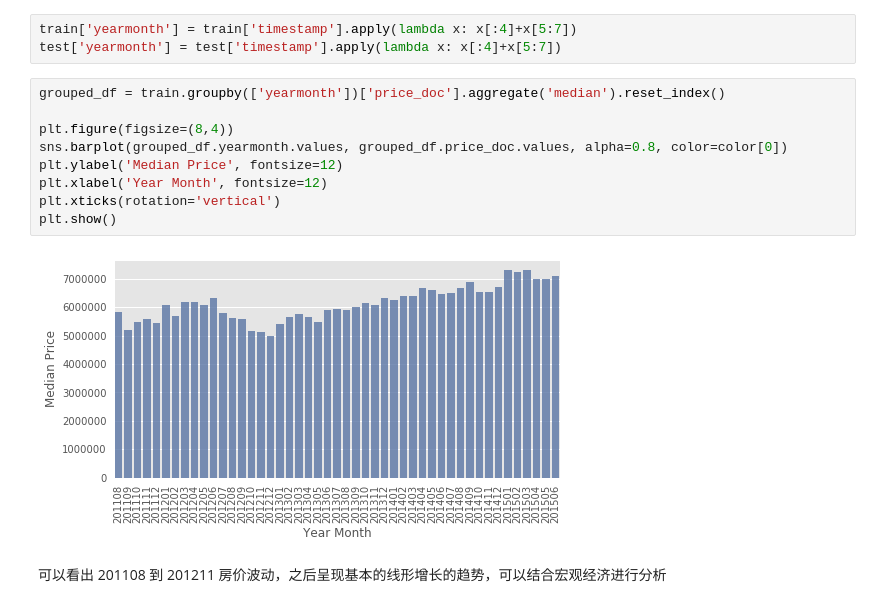
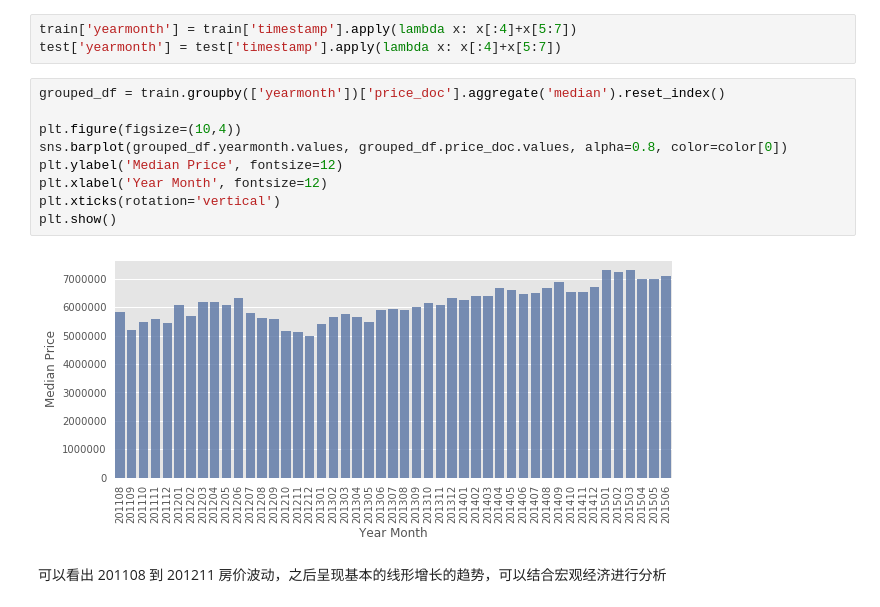
Before and after one commit to SunnyMarkLiu/Kaggle_Russian_Housing_Market, a Jupyter notebook: features/train_test_feature_engineering.ipynb, the cells around one changed output. Saved outputs shown, nothing was run; the diff lists cells and outputs as text.

```diff
--- a/features/train_test_feature_engineering.ipynb
+++ b/features/train_test_feature_engineering.ipynb
@@ -54,14 +55,14 @@ test['yearmonth'] = test['timestamp'].apply(lambda x: x[:4]+x[5:7])
 # %%
 grouped_df = train.groupby(['yearmonth'])['price_doc'].aggregate('median').reset_index()
 
-plt.figure(figsize=(8,4))
+plt.figure(figsize=(10,4))
 sns.barplot(grouped_df.yearmonth.values, grouped_df.price_doc.values, alpha=0.8, color=color[0])
 plt.ylabel('Median Price', fontsize=12)
 plt.xlabel('Year Month', fontsize=12)
 plt.xticks(rotation='vertical')
 plt.show()
 # %% [output]
-[figure, old version]
+[figure, new version]
 # %% [markdown]
 可以看出 201108 到 201211 房价波动，之后呈现基本的线形增长的趋势，可以结合宏观经济进行分析
 # %%
```
Also changed, not shown: parts of 35 cells of this notebook, 5 other files.
